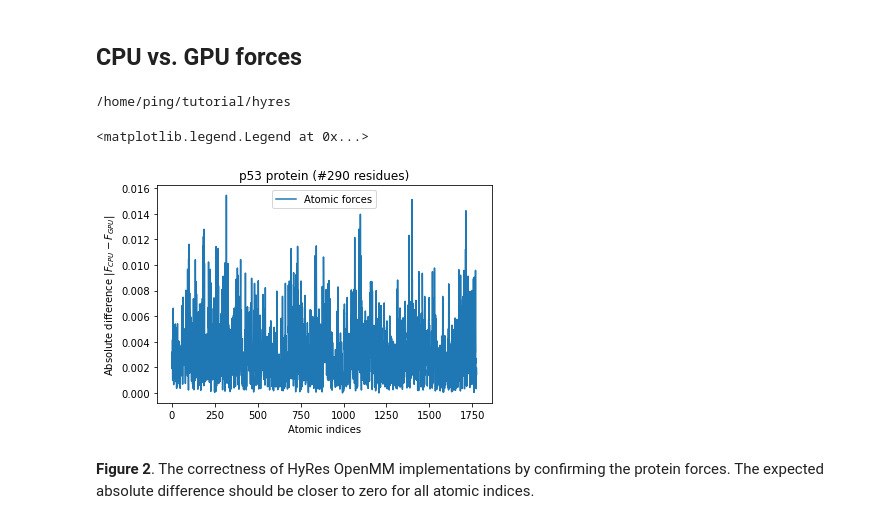
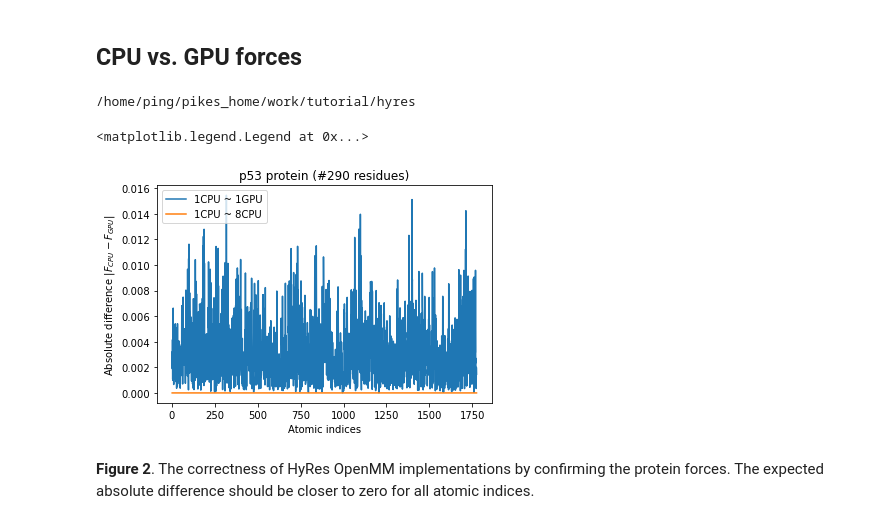
Before and after one commit to XipingGong/hyrestutorial, a Jupyter notebook: hyres.ipynb, the cells around one changed output. Cells and saved outputs as stored; diff of their text form; code cells hidden in the pictures.

```diff
--- a/hyres.ipynb
+++ b/hyres.ipynb
@@ -197,21 +197,26 @@ simulations were also used to confirm the correctness of protein dynamics.
 # %%
 # CPU vs. GPU forces
 # ------------------
-%cd '/home/ping/tutorial/hyres/'
-cpuforces = np.loadtxt('forces.cpu.dat')
-gpuforces = np.loadtxt('forces.gpu.dat') # CUDA-mixed
+# this is a hyrestutorial directory
+%cd '/home/ping/pikes_home/work/tutorial/hyres'
+forces1cpu = np.loadtxt('forces.1cpu.dat')
+forces8cpu = np.loadtxt('forces.8cpu.dat')
+forces1gpu = np.loadtxt('forces.1gpu.dat') # CUDA-mixed
 
-inx = cpuforces[:,0]
-diff = np.sqrt(np.sum((cpuforces[:,1:4]-gpuforces[:,1:4])**2, axis=1))
-plt.plot(inx, diff,label='Atomic forces')
+inx = forces1cpu[:,0]
+diff = np.sqrt(np.sum((forces1cpu[:,1:4]-forces1gpu[:,1:4])**2, axis=1))
+plt.plot(inx, diff,label='1CPU ~ 1GPU')
+diff = np.sqrt(np.sum((forces8cpu[:,1:4]-forces8cpu[:,1:4])**2, axis=1))
+plt.plot(inx, diff,label='1CPU ~ 8CPU')
+
 plt.xlabel('Atomic indices')
 plt.ylabel('Absolute difference $|F_{CPU} - F_{GPU}|$')
 plt.title('p53 protein (#290 residues)')
 plt.legend()
 # %% [output]
-/home/ping/tutorial/hyres
+/home/ping/pikes_home/work/tutorial/hyres
 <matplotlib.legend.Legend at 0x...>
-[figure, old version]
+[figure, new version]
 # %% [markdown]
 **Figure 2**. The correctness of HyRes OpenMM implementations by confirming the protein forces.
 The expected absolute difference should be closer to zero for all atomic indices.
```
Also changed, not shown: parts of 9 cells of this notebook, 21 other files.
